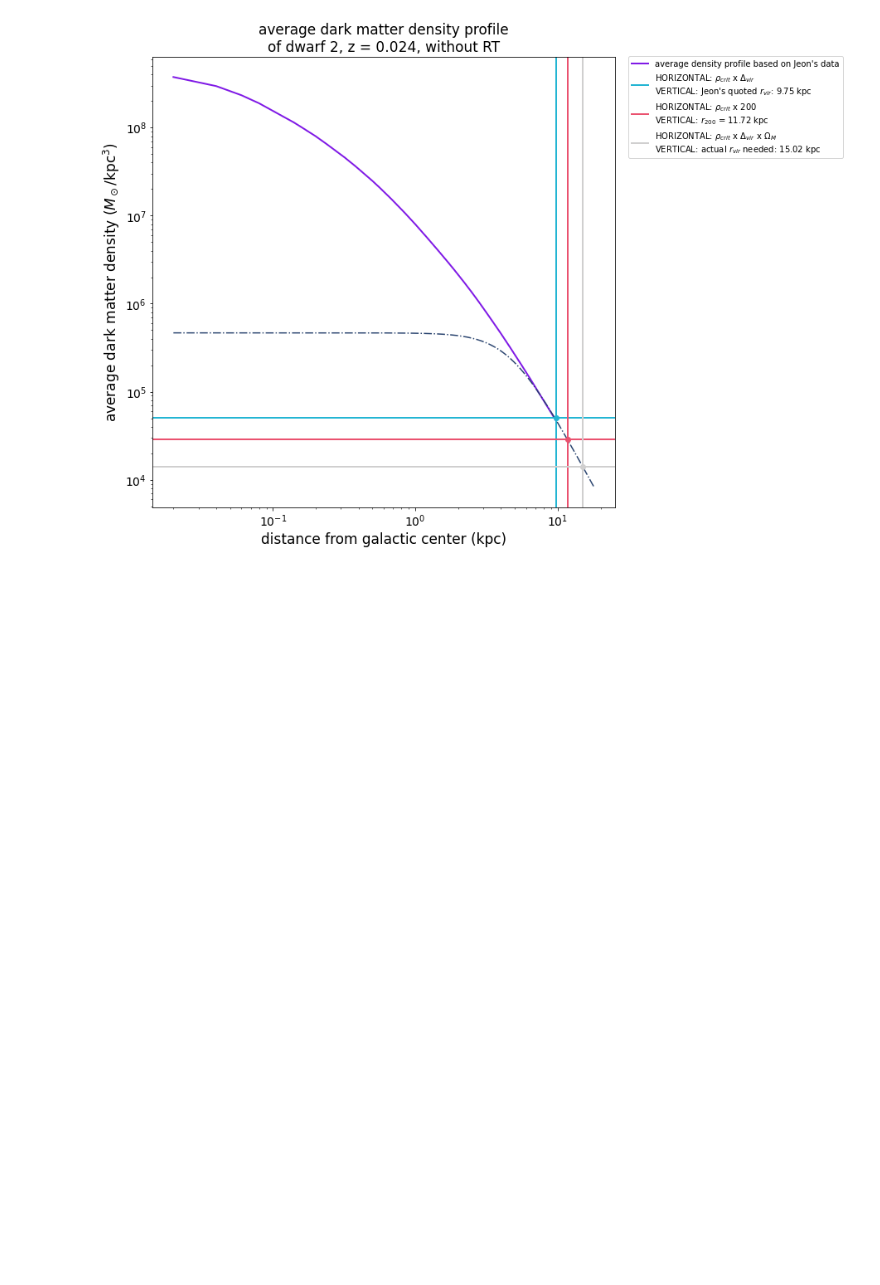
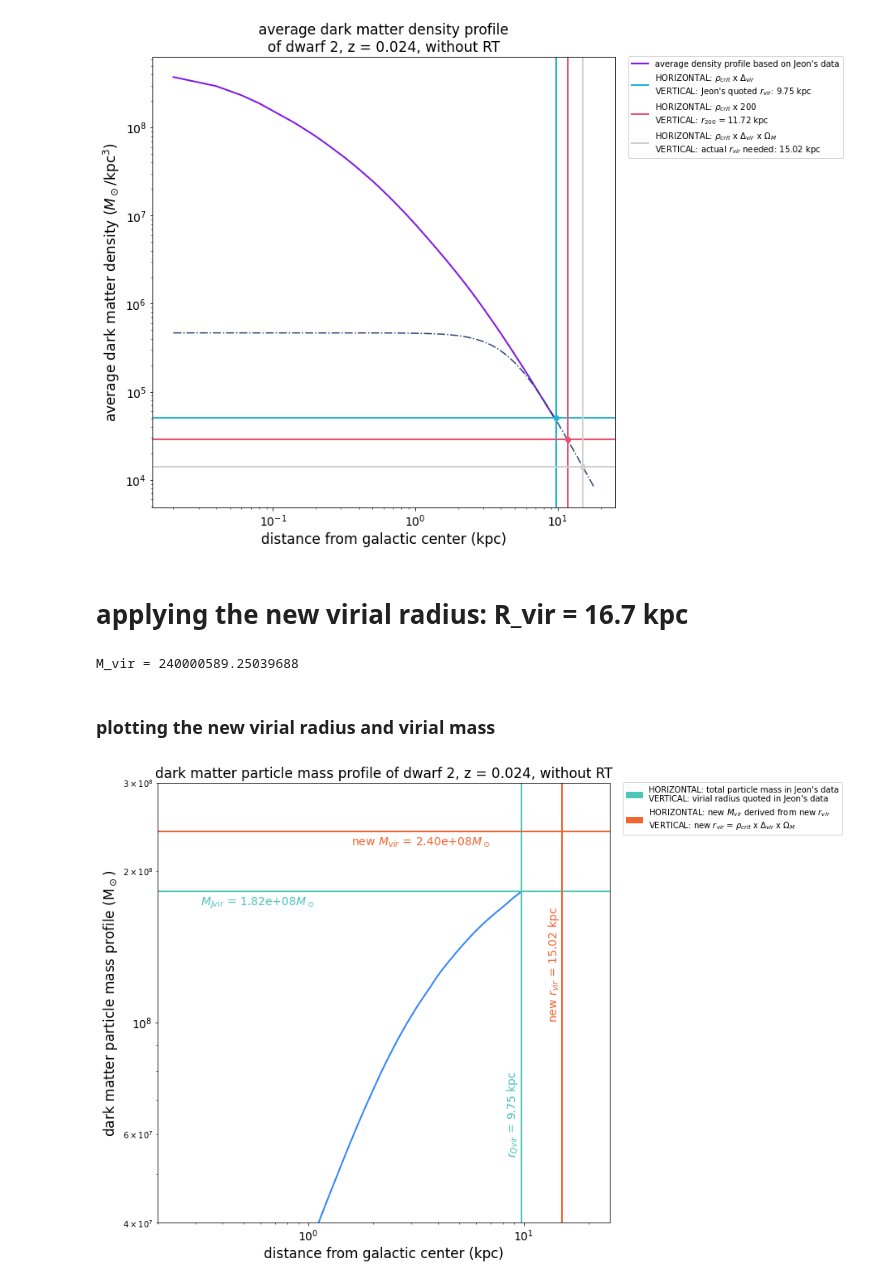
Before and after one commit to nguyenbinh1612/Binh_UFD, a Jupyter notebook: average-fit-NFW-dwarf2.ipynb, the cells around one changed output. Cells and saved outputs as stored; diff of their text form; code cells hidden in the pictures; blank space fills up the shorter version.

Commit message:
finished mass profile plots for new M_vir's

```diff
--- a/average-fit-NFW-dwarf2.ipynb
+++ b/average-fit-NFW-dwarf2.ipynb
@@ -144,3 +144,65 @@ plt.yscale('log')
 plt.show()
 # %% [output]
 [figure]
+# %% [markdown]
+# applying the new virial radius: R_vir = 16.7 kpc
+# %%
+new_Rvir = 15.02
+
+# generating a new virial mass from the new virial radius
+new_Mvir = halo6.M_vir(15.02, 0.024)
+print('M_vir =', new_Mvir)
+# %% [output]
+M_vir = 240000589.25039688
+# %% [markdown]
+### plotting the new virial radius and virial mass
+# %%
+plt.figure(figsize=(10,10))
+
+# the main plot from Jeon's data
+plt.plot(rad_array300_noRT, mass_profile300_noRT, color='#3185FC', linewidth=2)
+
+# horizontal & vertical lines representing M_vir and r_vir from Jeon's data
+plt.axvline(9.752054e+03 * 0.001, color='#4BC6B9', linewidth=2)
+plt.axhline(mass_profile300_noRT[np.size(mass_profile300_noRT) - 1], color='#4BC6B9', linewidth=2)
+
+# horizontal & vertical lines representing the newly found values of M_vir and r_vir
+plt.axvline(new_Rvir, color='#F26430', linewidth=2)
+plt.axhline(new_Mvir, color='#F26430', linewidth=2)
+
+# separate legends
+legend1 = mpatches.Patch(color='#4BC6B9', label="HORIZONTAL: total particle mass in Jeon's data" + \
+                         "\nVERTICAL: virial radius quoted in Jeon's data")
+legend2 = mpatches.Patch(color='#F26430', label="HORIZONTAL: new $M_{vir}$ derived from new $r_{vir}$" + \
+                        "\nVERTICAL: new $r_{vir}$ = $ρ_{crit}$ x $Δ_{vir}$ x $\Omega_{M}$")
+
+# the rest of the plot
+plt.legend(handles=[legend1, legend2], bbox_to_anchor=(1.02, 1.01), loc='upper left')
+
+plt.xlabel('distance from galactic center (kpc)', fontsize=17)
+plt.ylabel('dark matter particle mass profile (M$_\odot$)', fontsize=17) # using LATEX here!
+plt.xticks(fontsize=14)
+plt.yticks(fontsize=14)
+plt.xlim(10**-0.7, 10**1.4)
+plt.ylim(4e7, 3e8)
+plt.xscale('log')
+plt.yscale('log')
+
+plt.title('dark matter particle mass profile of dwarf 2, z = 0.024, without RT', loc='center', fontsize=17)
+
+# horizontal annotations
+plt.text(10**-0.5, 10**8.233, '''$M_{Jvir}$ = ''' + str(format(mass_profile300_noRT[np.size(mass_profile300_noRT) - 1], '.2e')) + \
+         '''$M_\odot$''', fontsize=14, color='#4BC6B9')
+plt.text(10**0.2, 10**8.354, '''new $M_{vir}$ = ''' + str(format(new_Mvir, '.2e')) + \
+         '''$M_\odot$''', fontsize=14, color='#F26430')
+
+# vertical annotations
+plt.text(10**0.914, 10**7.741, '''$r_{Qvir}$ = ''' + str(round(9.752054e+03 * 0.001, 2)) + ''' kpc''', \
+         rotation=90, fontsize=14, color='#4BC6B9')
+plt.text(10**1.106, 10**8.009, '''new $r_{vir}$ = ''' + str(round(new_Rvir, 2)) + ''' kpc''', \
+         rotation=90, fontsize=14, color='#F26430')
+
+# lo and behold!
+plt.show()
+# %% [output]
+[figure, added]
```
Also changed, not shown: parts of 1 cell of this notebook, 1 other file.
